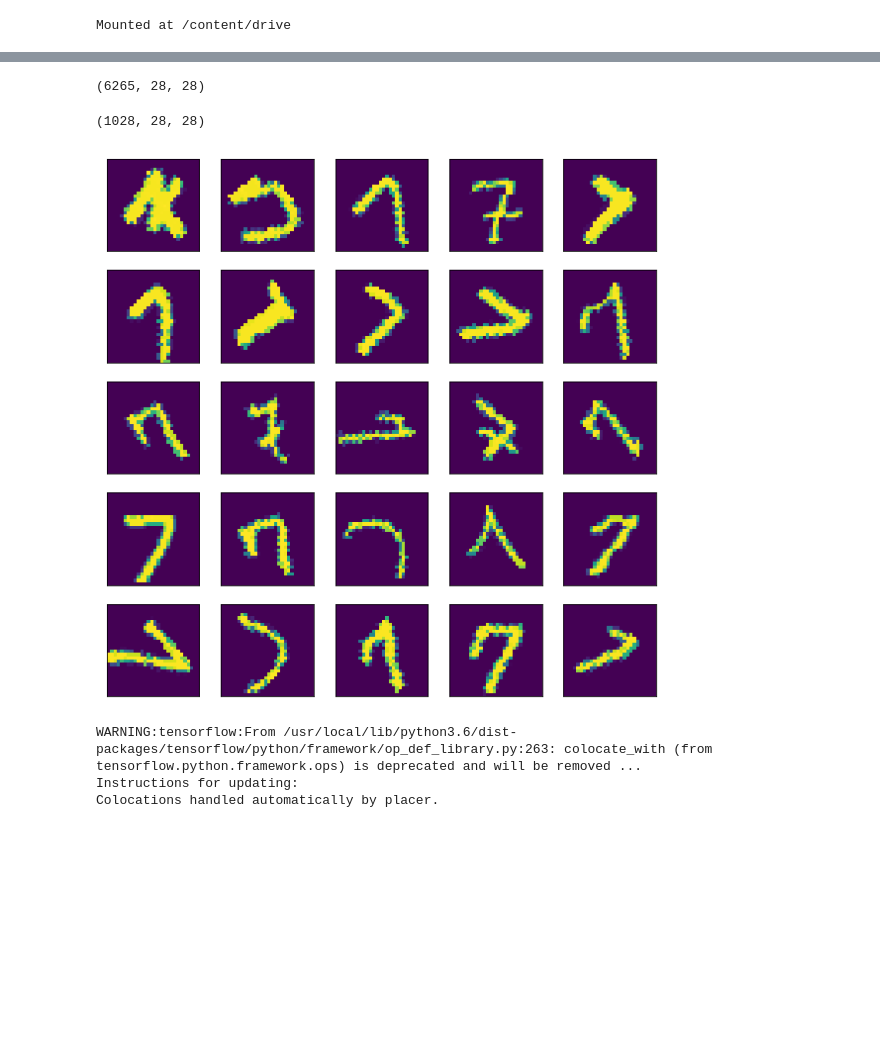
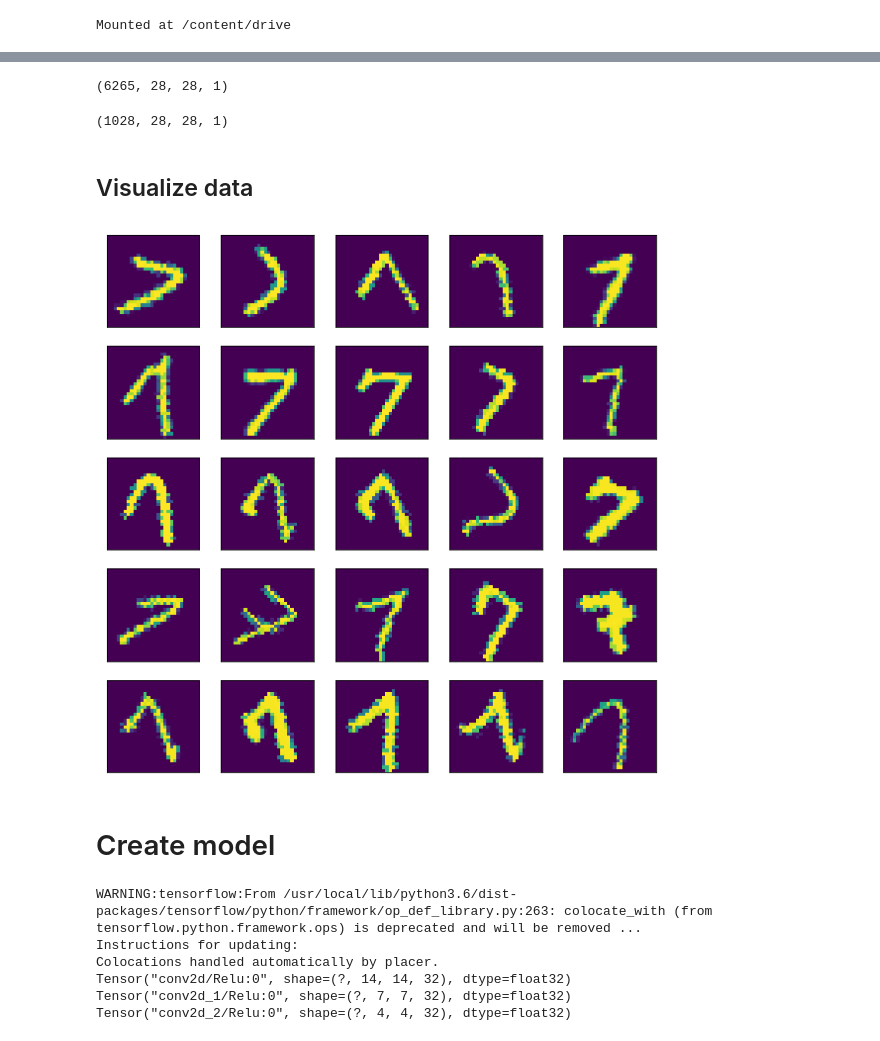
Before and after one commit to bhushanmalgaonkar/variational-autoencoder, a Jupyter notebook: variational-autoencoder-poor-sevens.ipynb, the cells around one changed output, grey strips where cells are left out. Saved outputs shown, nothing was run; the diff lists cells and outputs as text; code cells hidden in the pictures; blank space fills up the shorter version.

```diff
--- a/variational-autoencoder-poor-sevens.ipynb
+++ b/variational-autoencoder-poor-sevens.ipynb
@@ -20,29 +28,35 @@ base_path_model = base_path + 'model/'
 # %%
 with open(train_path, 'rb') as f:
   train = pickle.load(f)
+  train = train.reshape([-1, 28, 28, 1])
 
 with open(test_path, 'rb') as f:
   test = pickle.load(f)
+  test = test.reshape([-1, 28, 28, 1])
 # %%
 train.shape
 # %% [output]
-(6265, 28, 28)
+(6265, 28, 28, 1)
 # %%
 test.shape
 # %% [output]
-(1028, 28, 28)
+(1028, 28, 28, 1)
+# %% [markdown]
+## Visualize data
 # %%
 plt.figure(figsize=(10, 10))
 for i in range(5):
   for j in range(5):
     ax = plt.subplot(5, 5, 5 * i + j + 1)
-    plt.imshow(train[np.random.randint(0, train.shape[0])])
+    plt.imshow(np.squeeze(train[np.random.randint(0, train.shape[0])]))
     ax.set_xticklabels([])
     ax.set_yticklabels([])
     ax.set_xticks([])
     ax.set_yticks([])
 # %% [output]
-[figure, old version]
+[figure, new version]
+# %% [markdown]
+# Create model
 # %%
 X = tf.placeholder(dtype='float', shape=[None, 28, 28, 1], name='X')
 Y = tf.placeholder(dtype='float', shape=[None, 28, 28, 1], name='Y')
@@ -90,8 +115,10 @@ def decoder(z):
 # %%
 mu, std = encoder(X)
 z = mu + std * tf.random.normal(tf.shape(mu))
-output, output_flat = decoder(z)
 # %% [output]
 WARNING:tensorflow:From /usr/local/lib/python3.6/dist-packages/tensorflow/python/framework/op_def_library.py:263: colocate_with (from tensorflow.python.framework.ops) is deprecated and will be removed ...
 Instructions for updating:
 Colocations handled automatically by placer.
+Tensor("conv2d/Relu:0", shape=(?, 14, 14, 32), dtype=float32)
+Tensor("conv2d_1/Relu:0", shape=(?, 7, 7, 32), dtype=float32)
+Tensor("conv2d_2/Relu:0", shape=(?, 4, 4, 32), dtype=float32)
```
Also changed, not shown: parts of 21 cells of this notebook.
